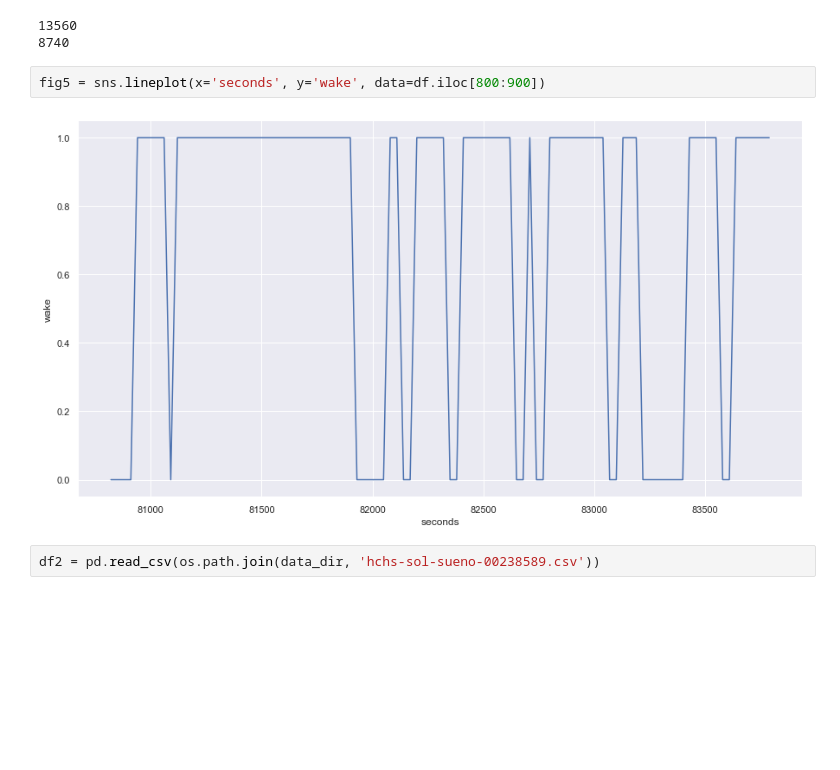
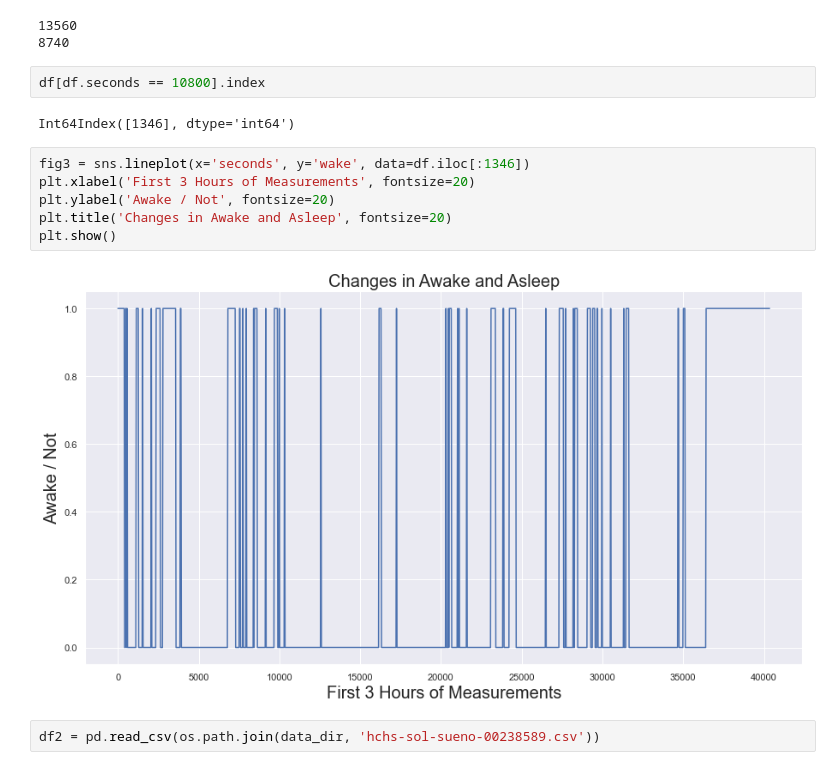
Before and after one commit to GogoHYX/DSC180_sleep_apnea, a Jupyter notebook: notebooks/activity_EDA.ipynb, the cells around one changed output. Cells and saved outputs as stored; diff of their text form; blank space fills up the shorter version.

```diff
--- a/notebooks/activity_EDA.ipynb
+++ b/notebooks/activity_EDA.ipynb
@@ -47,10 +67,18 @@ print(len(df[df.wake == 0]))
 # %% [output]
 13560
 8740
-# %%
-fig5 = sns.lineplot(x='seconds', y='wake', data=df.iloc[800:900])
-# %% [output]
-[figure, removed]
+# %%
+df[df.seconds == 10800].index
+# %% [output]
+Int64Index([1346], dtype='int64')
+# %%
+fig3 = sns.lineplot(x='seconds', y='wake', data=df.iloc[:1346])
+plt.xlabel('First 3 Hours of Measurements', fontsize=20)
+plt.ylabel('Awake / Not', fontsize=20)
+plt.title('Changes in Awake and Asleep', fontsize=20)
+plt.show()
+# %% [output]
+[figure, added]
 # %%
 df2 = pd.read_csv(os.path.join(data_dir, 'hchs-sol-sueno-00238589.csv'))
 # %%
```
Also changed, not shown: parts of 12 cells of this notebook.
